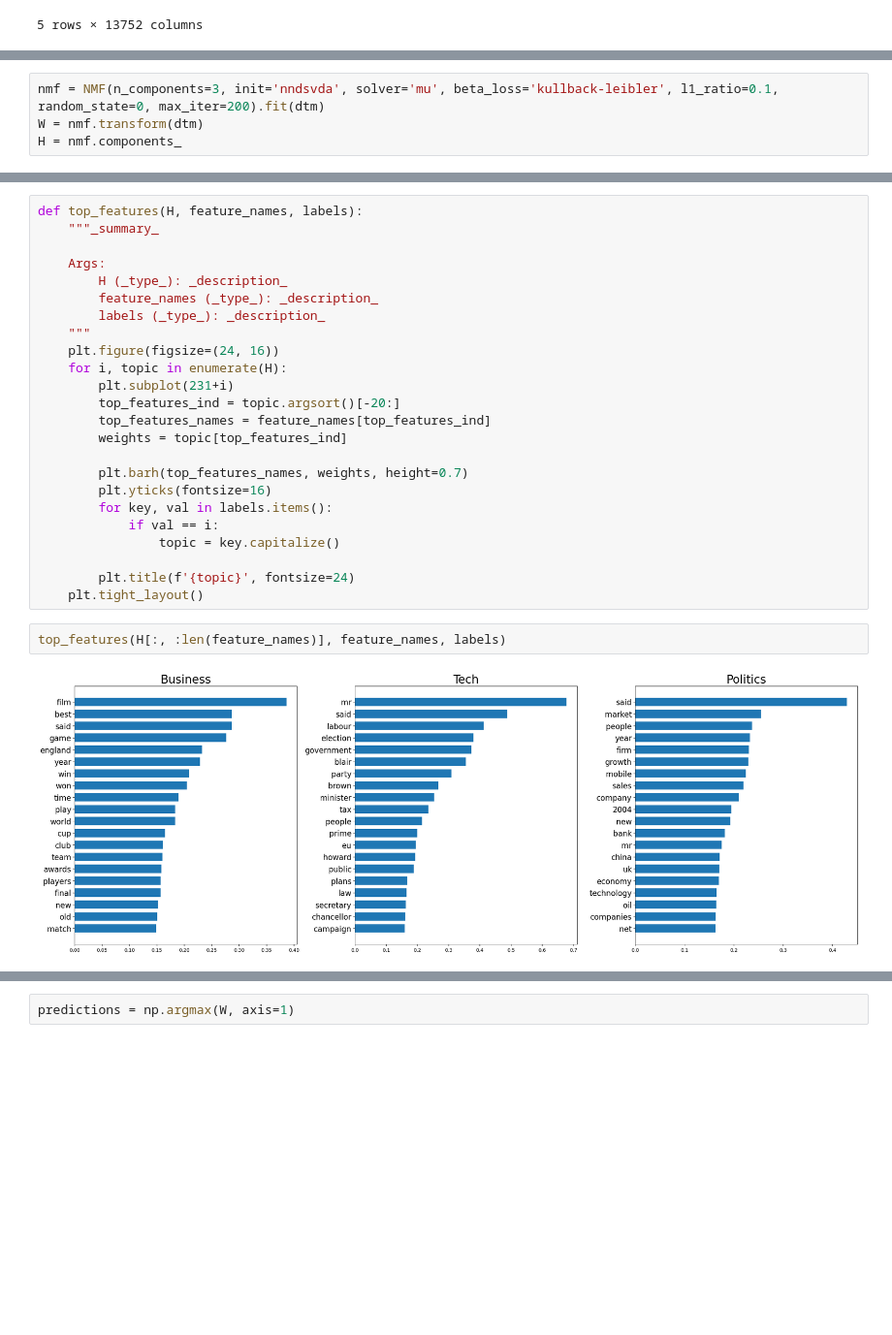
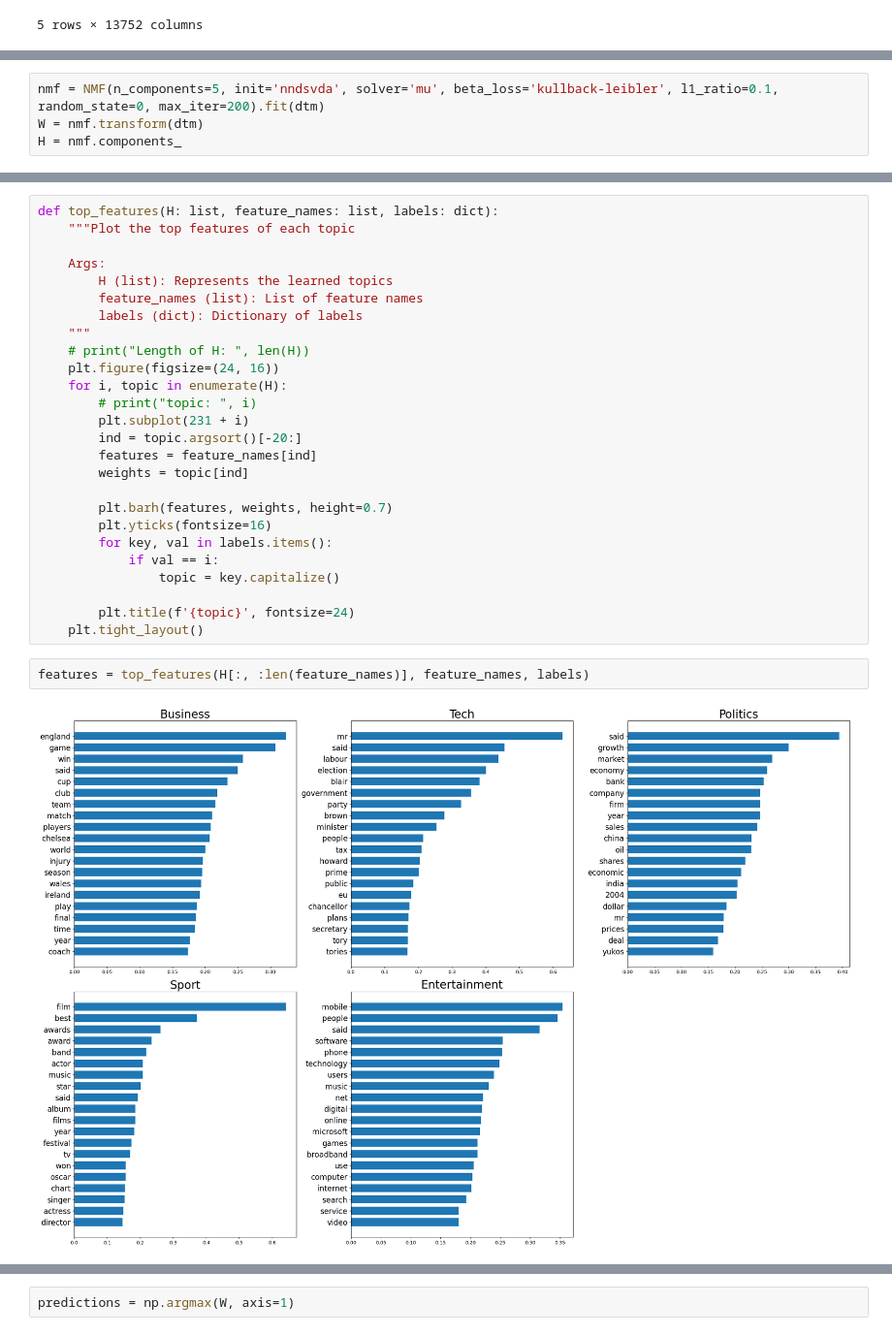
Before and after one commit to dlynch42/bbc_news_classifier, a Jupyter notebook: week4.ipynb, the cells around one changed output, grey strips where cells are left out. Shown at 97% size. Cells and saved outputs as stored; diff of their text form; blank space fills up the shorter version.

```diff
--- a/week4.ipynb
+++ b/week4.ipynb
@@ -337,6 +337,6 @@ Finally, we compute and print the best accuracy score achieved by the optimal la
 
 This approach ensures that our topic modeling results are aligned as closely as possible with the actual categories of the news articles.
 # %%
-nmf = NMF(n_components=3, init='nndsvda', solver='mu', beta_loss='kullback-leibler', l1_ratio=0.1, random_state=0, max_iter=200).fit(dtm)
+nmf = NMF(n_components=5, init='nndsvda', solver='mu', beta_loss='kullback-leibler', l1_ratio=0.1, random_state=0, max_iter=200).fit(dtm)
 W = nmf.transform(dtm)
 H = nmf.components_
@@ -343,20 +347,22 @@ H = nmf.components_
 # %%
-def top_features(H, feature_names, labels):
-    """_summary_
+def top_features(H: list, feature_names: list, labels: dict):
+    """Plot the top features of each topic
 
     Args:
-        H (_type_): _description_
-        feature_names (_type_): _description_
-        labels (_type_): _description_
+        H (list): Represents the learned topics
+        feature_names (list): List of feature names
+        labels (dict): Dictionary of labels
     """
+    # print("Length of H: ", len(H))
     plt.figure(figsize=(24, 16))
     for i, topic in enumerate(H):
-        plt.subplot(231+i)
-        top_features_ind = topic.argsort()[-20:]
-        top_features_names = feature_names[top_features_ind]
-        weights = topic[top_features_ind]
+        # print("topic: ", i)
+        plt.subplot(231 + i)
+        ind = topic.argsort()[-20:]
+        features = feature_names[ind]
+        weights = topic[ind]
 
-        plt.barh(top_features_names, weights, height=0.7)
+        plt.barh(features, weights, height=0.7)
         plt.yticks(fontsize=16)
         for key, val in labels.items():
             if val == i:
@@ -365,9 +371,9 @@ def top_features(H, feature_names, labels):
         plt.title(f'{topic}', fontsize=24)
     plt.tight_layout()
 # %%
-top_features(H[:, :len(feature_names)], feature_names, labels)
+features = top_features(H[:, :len(feature_names)], feature_names, labels)
 # %% [output]
-[figure, old version]
+[figure, new version]
 # %%
 label_prediction = pd.DataFrame(W)
 label_prediction
```
Also changed, not shown: parts of 10 cells of this notebook, 1 other file.
